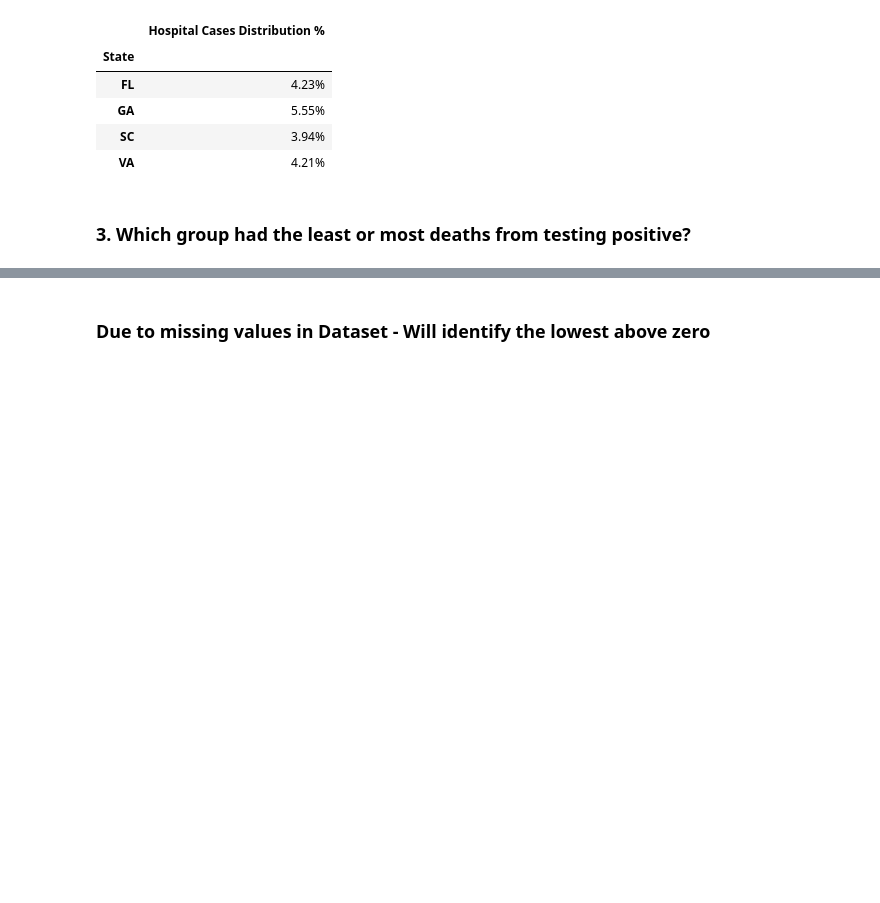
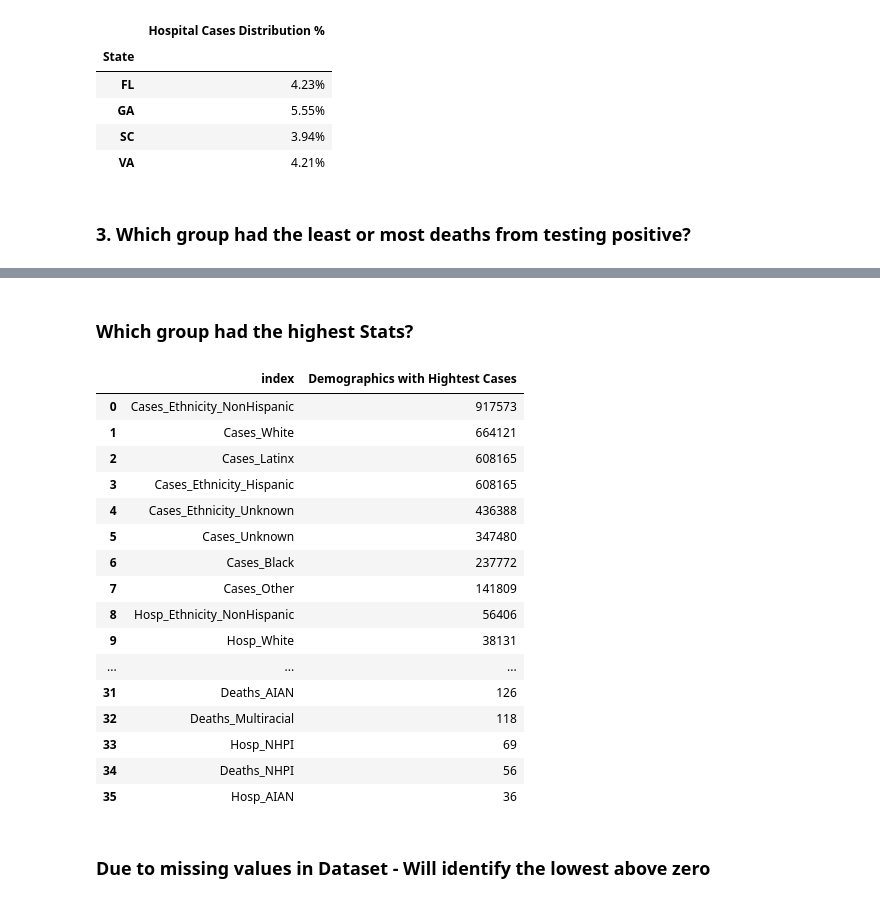
Before and after one commit to burnettaw/CMBKS-Group-5, a Jupyter notebook: covid_analysis_G1-3 - Combined.ipynb, the cells around one changed output, grey strips where cells are left out. Saved outputs shown, nothing was run; the diff lists cells and outputs as text; code cells hidden in the pictures; blank space fills up the shorter version.

```diff
--- a/covid_analysis_G1-3 - Combined.ipynb
+++ b/covid_analysis_G1-3 - Combined.ipynb
@@ -431,3 +442,35 @@ covid_case_totals
+# %% [markdown]
+### Which group had the highest Stats?
+# %%
+#Shows the group with the highest total values in Cases
+max_overall = df.max(axis=0)
+
+mo = pd.DataFrame ({"Demographics with Hightest Cases": max_overall}, dtype=int)
+
+mo= mo.reset_index()
+mo
+
+m1 = mo.sort_values(by="Demographics with Hightest Cases", ascending=False)
+m1=m1.reset_index(drop=True)
+m1
+# %% [output]
+|  | index | Demographics with Hightest Cases |
+| 0 | Cases_Ethnicity_NonHispanic | 917573 |
+| 1 | Cases_White | 664121 |
+| 2 | Cases_Latinx | 608165 |
+| 3 | Cases_Ethnicity_Hispanic | 608165 |
+| 4 | Cases_Ethnicity_Unknown | 436388 |
+| 5 | Cases_Unknown | 347480 |
+| 6 | Cases_Black | 237772 |
+| 7 | Cases_Other | 141809 |
+| 8 | Hosp_Ethnicity_NonHispanic | 56406 |
+| 9 | Hosp_White | 38131 |
+| ... | ... | ... |
+| 31 | Deaths_AIAN | 126 |
+| 32 | Deaths_Multiracial | 118 |
+| 33 | Hosp_NHPI | 69 |
+| 34 | Deaths_NHPI | 56 |
+| 35 | Hosp_AIAN | 36 |
 # %% [markdown]
 ### Due to missing values in Dataset - Will identify the lowest above zero
 # %%
```
Also changed, not shown: parts of 16 cells of this notebook, 3 other files.
